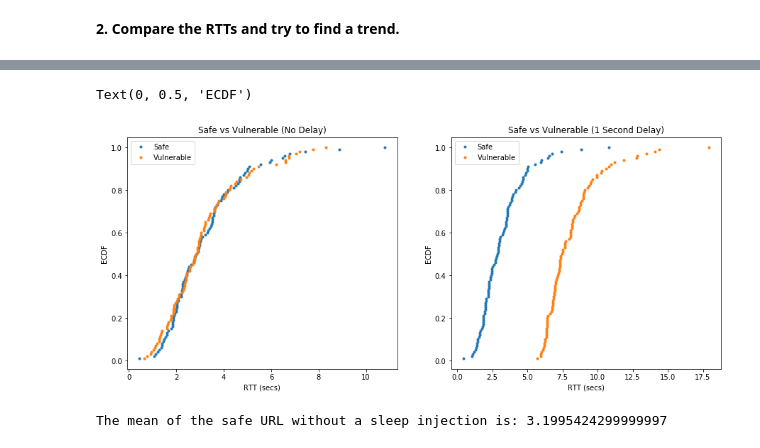
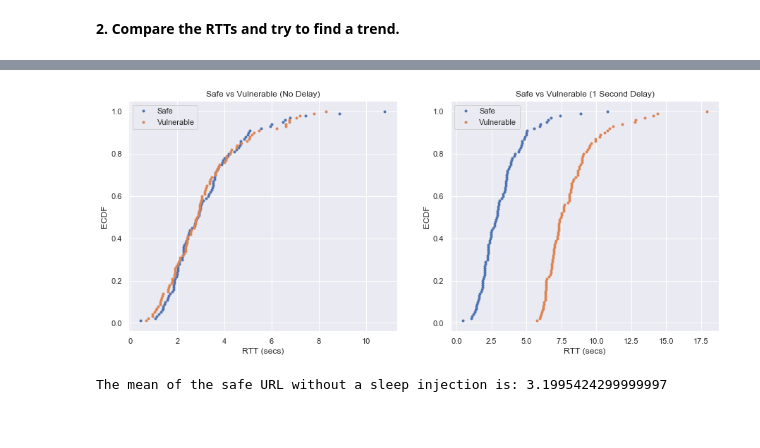
Before and after one commit to avourakis/Time-Based-Test-Blind-SQL-Injection, a Jupyter notebook: custom_approach.ipynb, the cells around one changed output, grey strips where cells are left out. Drawn from its saved outputs; the diff is of its cells as text; code cells hidden in the pictures.

```diff
--- a/custom_approach.ipynb
+++ b/custom_approach.ipynb
@@ -12,6 +12,8 @@ import requests
 import pandas as pd
 import matplotlib.pyplot as plt
 import csv
+import seaborn as sns
+sns.set()
 from statsmodels.distributions.empirical_distribution import ECDF
 %matplotlib inline
 # %% [markdown]
@@ -67,30 +97,29 @@ safe_df.head()
 # %%
 # Calculating CDFs
 safe_ecdf = ECDF(safe_df['RTT'])
 vul_ecdf = ECDF(vul_df['RTT'])
 vul_delay_ecdf = ECDF(vul_delay_df['RTT'])
 
 fig, ax = plt.subplots(nrows=1, ncols=2, figsize=(15, 6))
 #fig.tight_layout()
 
 ax[0].plot(safe_ecdf.x, safe_ecdf.y, marker='.', linestyle='none')
 ax[0].plot(vul_ecdf.x, vul_ecdf.y, marker='.', linestyle='none')
 
 ax[1].plot(safe_ecdf.x, safe_ecdf.y, marker='.', linestyle='none')
 ax[1].plot(vul_delay_ecdf.x, vul_ecdf.y, marker='.', linestyle='none')
 
 ax[0].set_title('Safe vs Vulnerable (No Delay)')
 ax[0].legend(('Safe', 'Vulnerable'), loc='best')
 ax[0].set_xlabel('RTT (secs)')
 ax[0].set_ylabel('ECDF')
 
-ax[1].set_title('Safe vs Vulnerable (1 Second Delay)')
-ax[1].legend(('Safe', 'Vulnerable'), loc='best')
-ax[1].set_xlabel('RTT (secs)')
-ax[1].set_ylabel('ECDF')
+_ = ax[1].set_title('Safe vs Vulnerable (1 Second Delay)')
+_ = ax[1].legend(('Safe', 'Vulnerable'), loc='best')
+_ = ax[1].set_xlabel('RTT (secs)')
+_ = ax[1].set_ylabel('ECDF')
 # %% [output]
-Text(0, 0.5, 'ECDF')
-[figure, old version]
+[figure, new version]
 # %%
 print('The mean of the safe URL without a sleep injection is: {}'.format(np.mean(safe_df['RTT'])))
 # %% [output]
```
Also changed, not shown: parts of 10 cells of this notebook, 5 other files.
